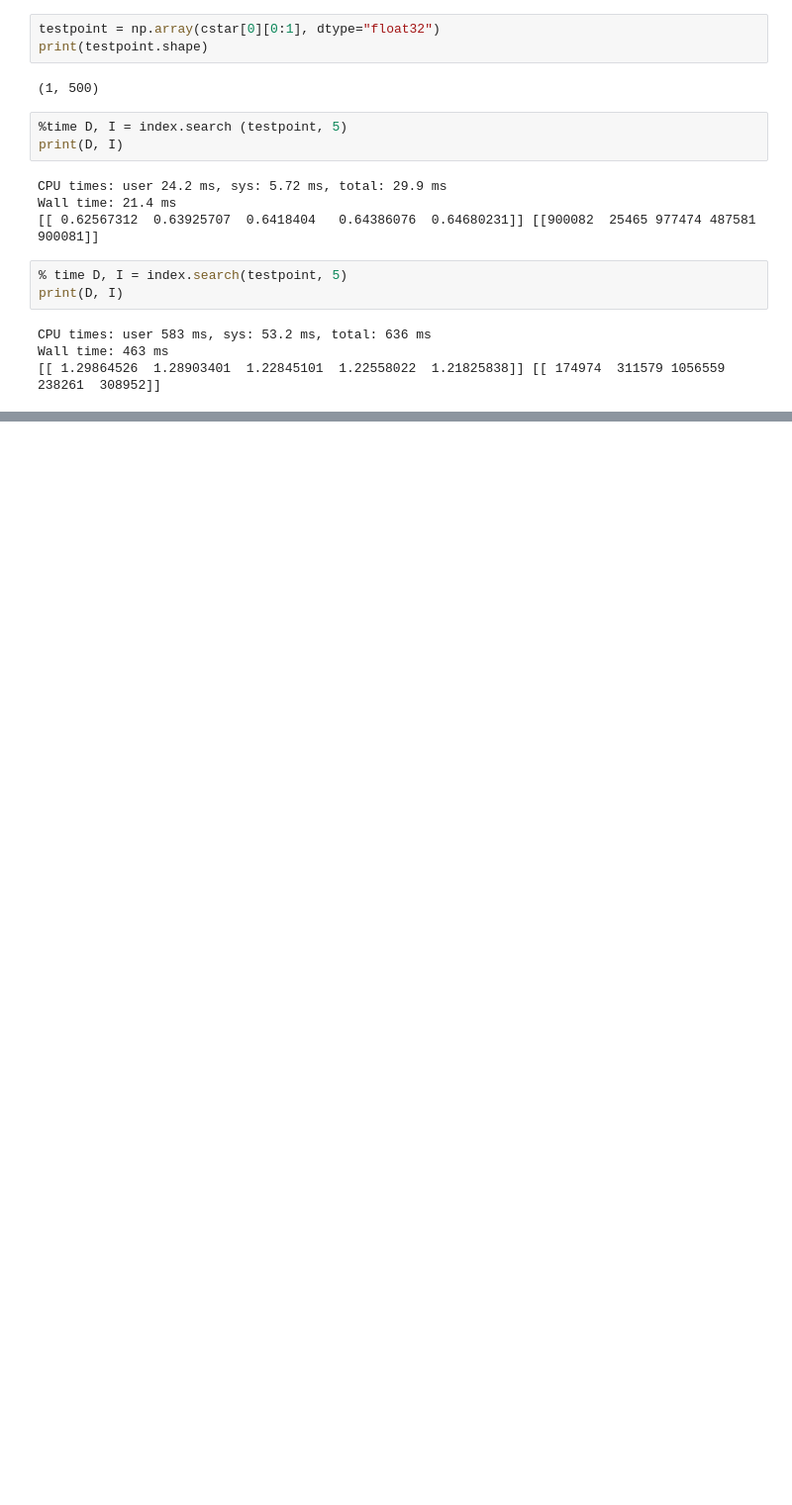
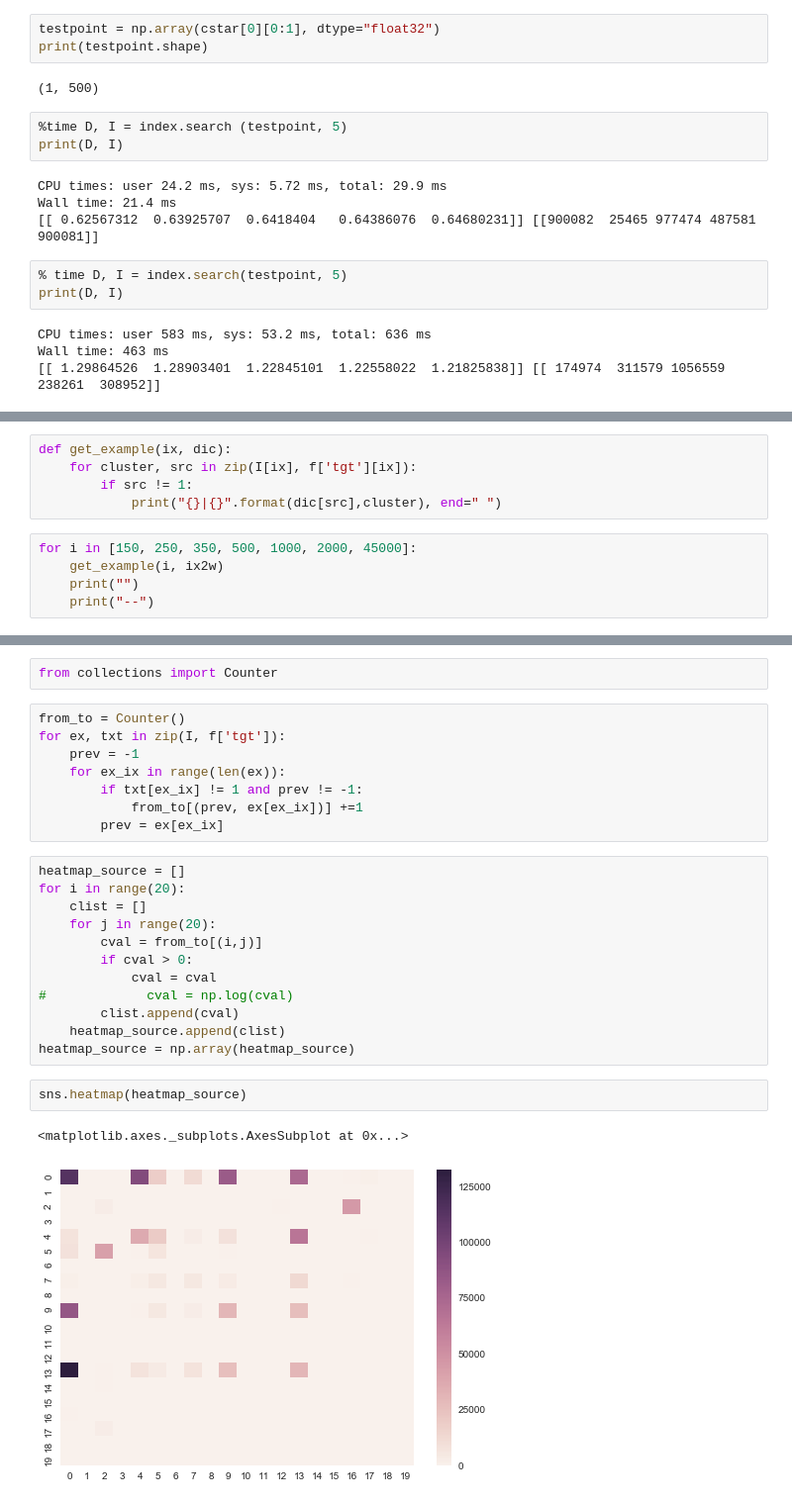
Before and after one commit to HendrikStrobelt/Seq2Seq-Vis, a Jupyter notebook: model_api/processing/Search nearest training states (annoy+faiss).ipynb, the cells around one changed output, grey strips where cells are left out. Shown at 99% size. Cells and saved outputs as stored; diff of their text form; blank space fills up the shorter version.

```diff
--- a/model_api/processing/Search nearest training states (annoy+faiss).ipynb
+++ b/model_api/processing/Search nearest training states (annoy+faiss).ipynb
@@ -276,0 +338,10 @@ Wall time: 463 ms
+# %%
+def get_example(ix, dic):
+    for cluster, src in zip(I[ix], f['tgt'][ix]):
+        if src != 1:
+            print("{}|{}".format(dic[src],cluster), end=" ")
+# %%
+for i in [150, 250, 350, 500, 1000, 2000, 45000]:
+    get_example(i, ix2w)
+    print("")
+    print("--")
@@ -276,0 +363,27 @@ Wall time: 463 ms
+# %%
+from collections import Counter
+# %%
+from_to = Counter()
+for ex, txt in zip(I, f['tgt']):
+    prev = -1
+    for ex_ix in range(len(ex)):
+        if txt[ex_ix] != 1 and prev != -1:
+            from_to[(prev, ex[ex_ix])] +=1
+        prev = ex[ex_ix]
+# %%
+heatmap_source = []
+for i in range(20):
+    clist = []
+    for j in range(20):
+        cval = from_to[(i,j)]
+        if cval > 0:
+            cval = cval
+#             cval = np.log(cval)
+        clist.append(cval)
+    heatmap_source.append(clist)
+heatmap_source = np.array(heatmap_source)
+# %%
+sns.heatmap(heatmap_source)
+# %% [output]
+<matplotlib.axes._subplots.AxesSubplot at 0x...>
+[figure, added]
```
Also changed, not shown: parts of 20 cells of this notebook.
